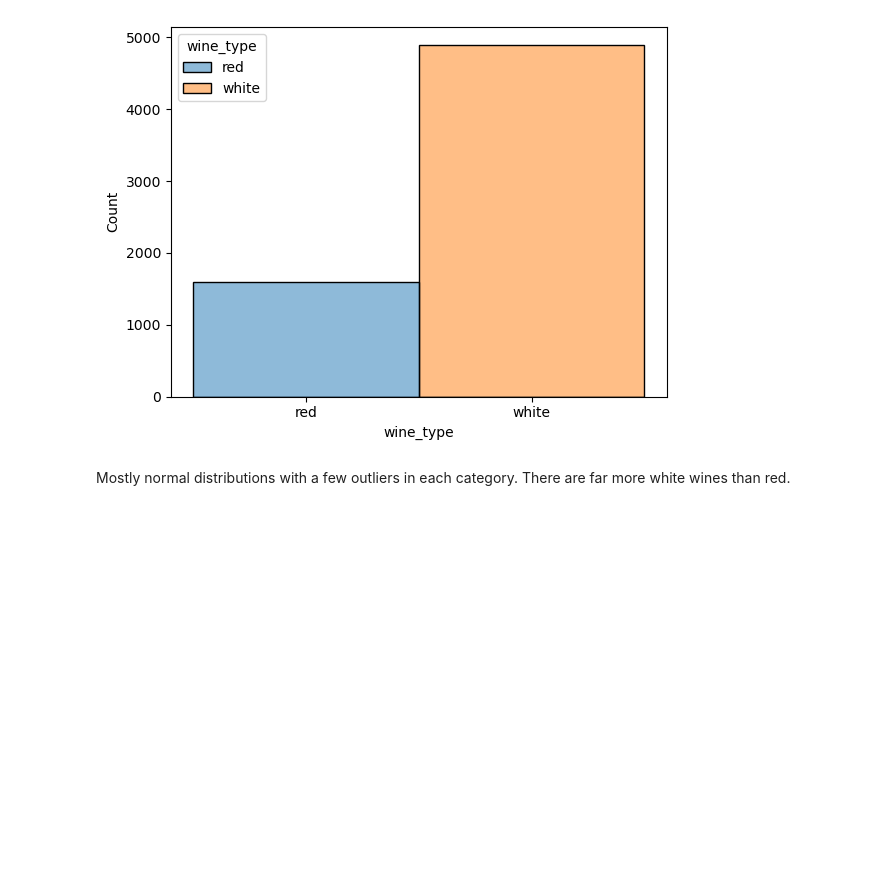
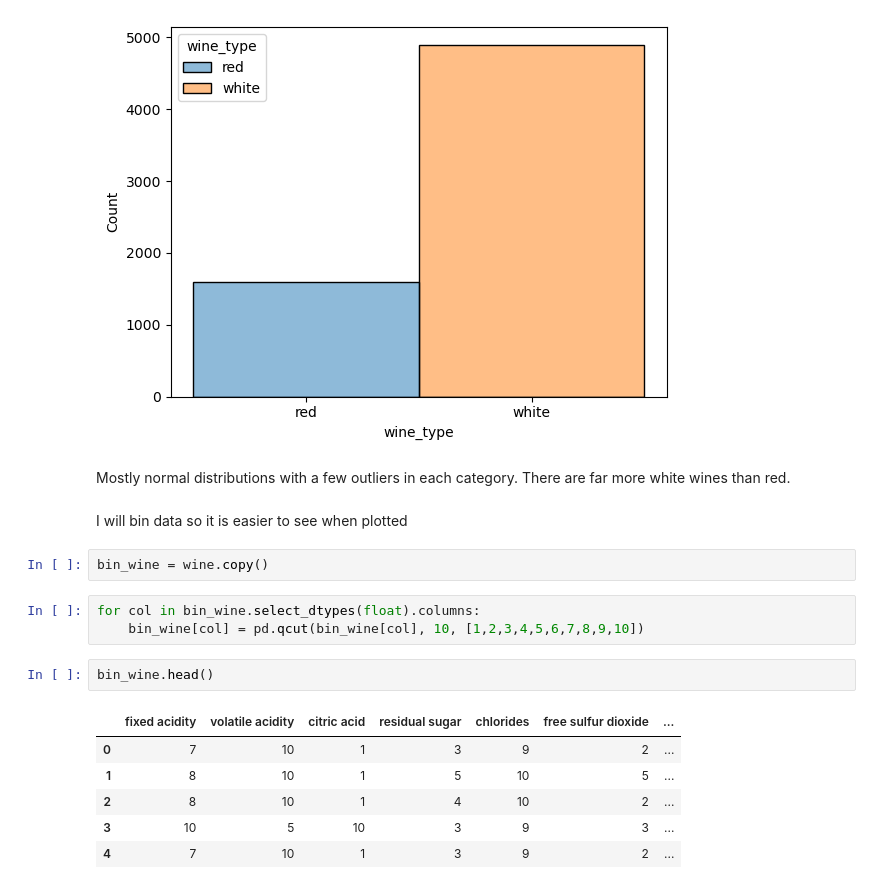
Before and after one commit to nick-edwige-clustering-project/wine-clustering-project, a Jupyter notebook: mvp_nick.ipynb, the cells around one changed output. Cells and saved outputs as stored; diff of their text form; blank space fills up the shorter version.

```diff
--- a/mvp_nick.ipynb
+++ b/mvp_nick.ipynb
@@ -142,4 +151,20 @@ for col in wine.columns:
 [figure]
 # %% [markdown]
 Mostly normal distributions with a few outliers in each category. There are far more white wines than red.
+# %% [markdown]
+I will bin data so it is easier to see when plotted
+# %%
+bin_wine = wine.copy()
+# %%
+for col in bin_wine.select_dtypes(float).columns:
+    bin_wine[col] = pd.qcut(bin_wine[col], 10, [1,2,3,4,5,6,7,8,9,10])
+# %%
+bin_wine.head()
+# %% [output]
+|  | fixed acidity | volatile acidity | citric acid | residual sugar | chlorides | free sulfur dioxide | ... |
+| 0 | 7 | 10 | 1 | 3 | 9 | 2 | ... |
+| 1 | 8 | 10 | 1 | 5 | 10 | 5 | ... |
+| 2 | 8 | 10 | 1 | 4 | 10 | 2 | ... |
+| 3 | 10 | 5 | 10 | 3 | 9 | 3 | ... |
+| 4 | 7 | 10 | 1 | 3 | 9 | 2 | ... |
 # %%
```
Also changed, not shown: parts of 6 cells of this notebook.
